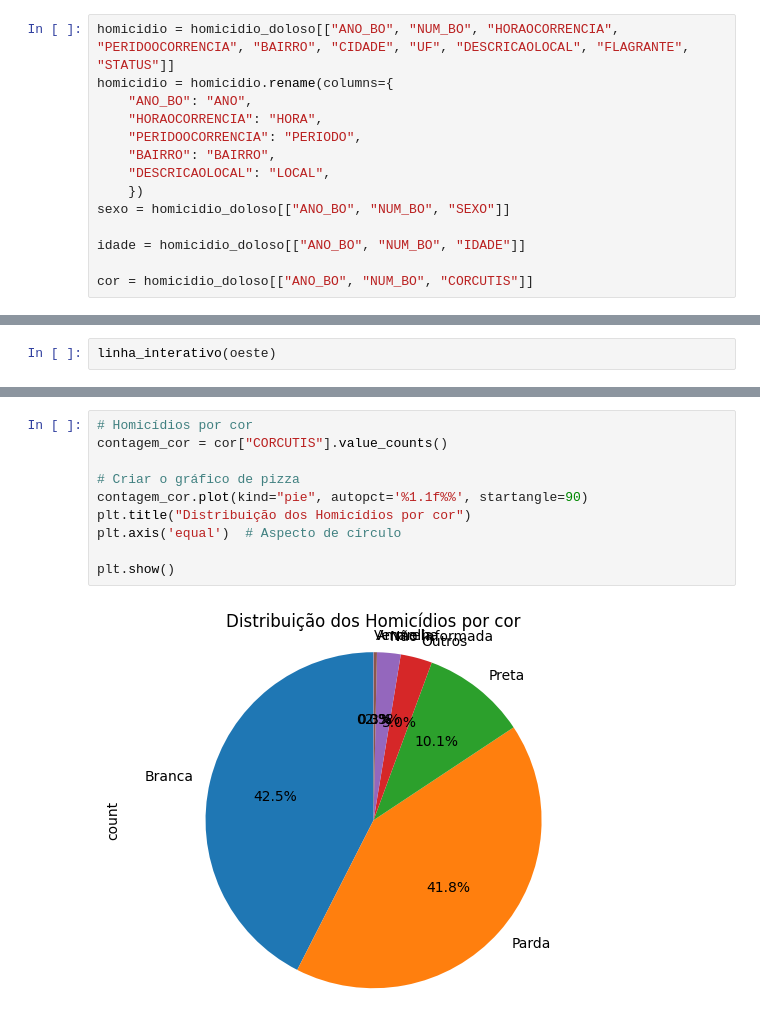
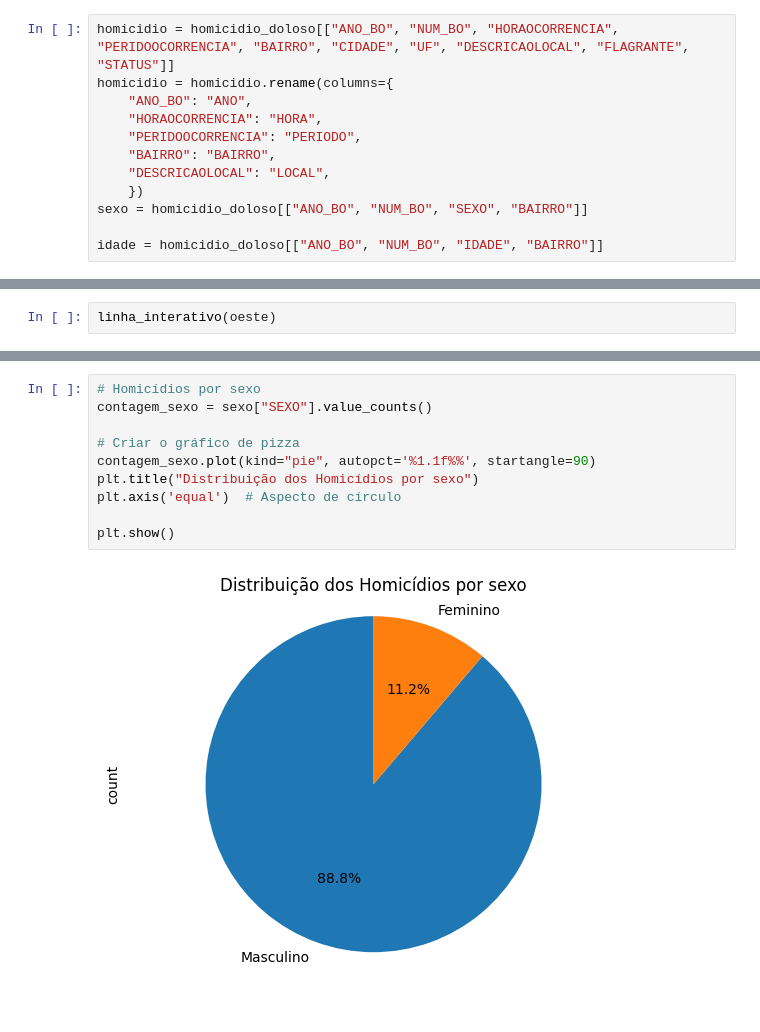
Before and after one commit to Pennini/Curso-Python-2022, a Jupyter notebook: Projeto_Final/projeto_final_crimes.ipynb, the cells around one changed output, grey strips where cells are left out. Cells and saved outputs as stored; diff of their text form.

```diff
--- a/Projeto_Final/projeto_final_crimes.ipynb
+++ b/Projeto_Final/projeto_final_crimes.ipynb
@@ -60,11 +56,9 @@ homicidio = homicidio.rename(columns={
     "BAIRRO": "BAIRRO",
     "DESCRICAOLOCAL": "LOCAL",
     })
-sexo = homicidio_doloso[["ANO_BO", "NUM_BO", "SEXO"]]
+sexo = homicidio_doloso[["ANO_BO", "NUM_BO", "SEXO", "BAIRRO"]]
 
-idade = homicidio_doloso[["ANO_BO", "NUM_BO", "IDADE"]]
-
-cor = homicidio_doloso[["ANO_BO", "NUM_BO", "CORCUTIS"]]
+idade = homicidio_doloso[["ANO_BO", "NUM_BO", "IDADE", "BAIRRO"]]
 # %%
 print(homicidio.isna().sum())
 print(sexo.isna().sum())
@@ -438,12 +472,12 @@ correlacao_cor_sexo = sexo.merge(cor, how='inner').groupby(["SEXO","CORCUTIS"]).
 # %%
-# Homicídios por cor
-contagem_cor = cor["CORCUTIS"].value_counts()
+# Homicídios por sexo
+contagem_sexo = sexo["SEXO"].value_counts()
 
 # Criar o gráfico de pizza
-contagem_cor.plot(kind="pie", autopct='%1.1f%%', startangle=90)
-plt.title("Distribuição dos Homicídios por cor")
+contagem_sexo.plot(kind="pie", autopct='%1.1f%%', startangle=90)
+plt.title("Distribuição dos Homicídios por sexo")
 plt.axis('equal')  # Aspecto de círculo
 
 plt.show()
 # %% [output]
-[figure, old version]
+[figure, new version]
```
Also changed, not shown: parts of 26 cells of this notebook.
